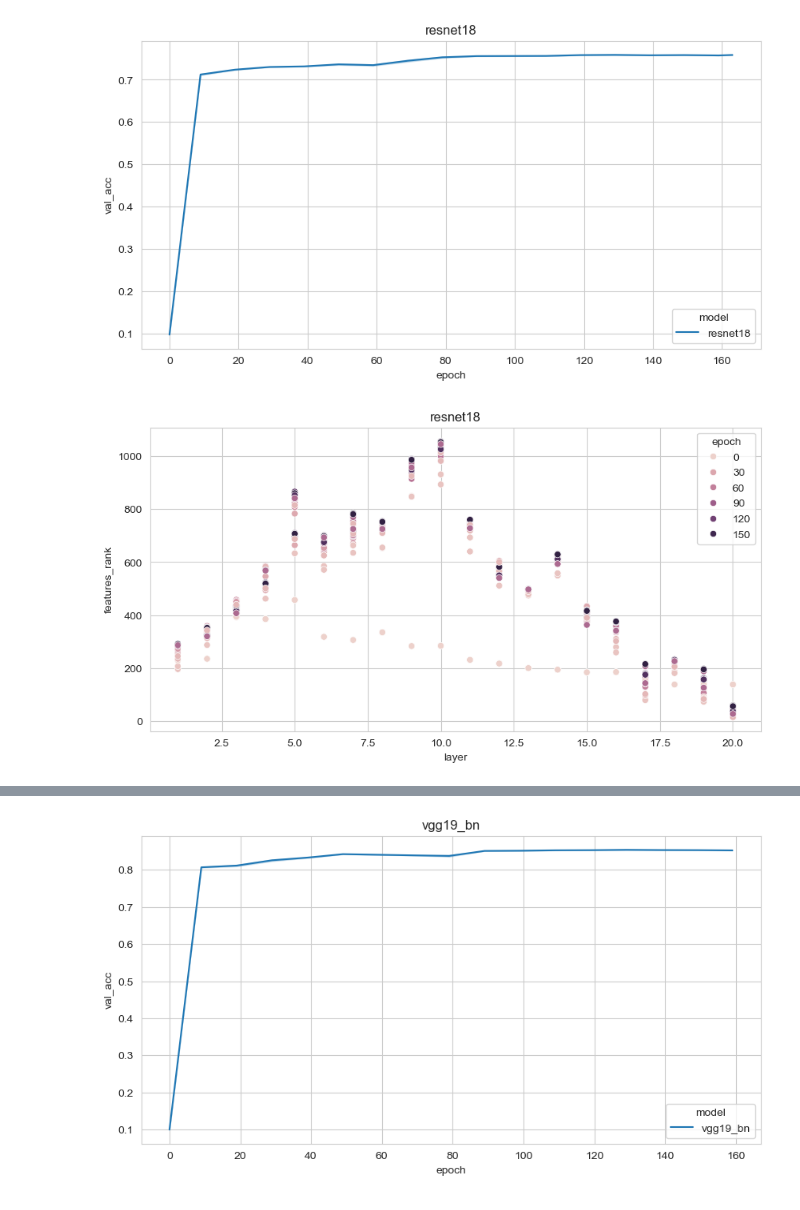
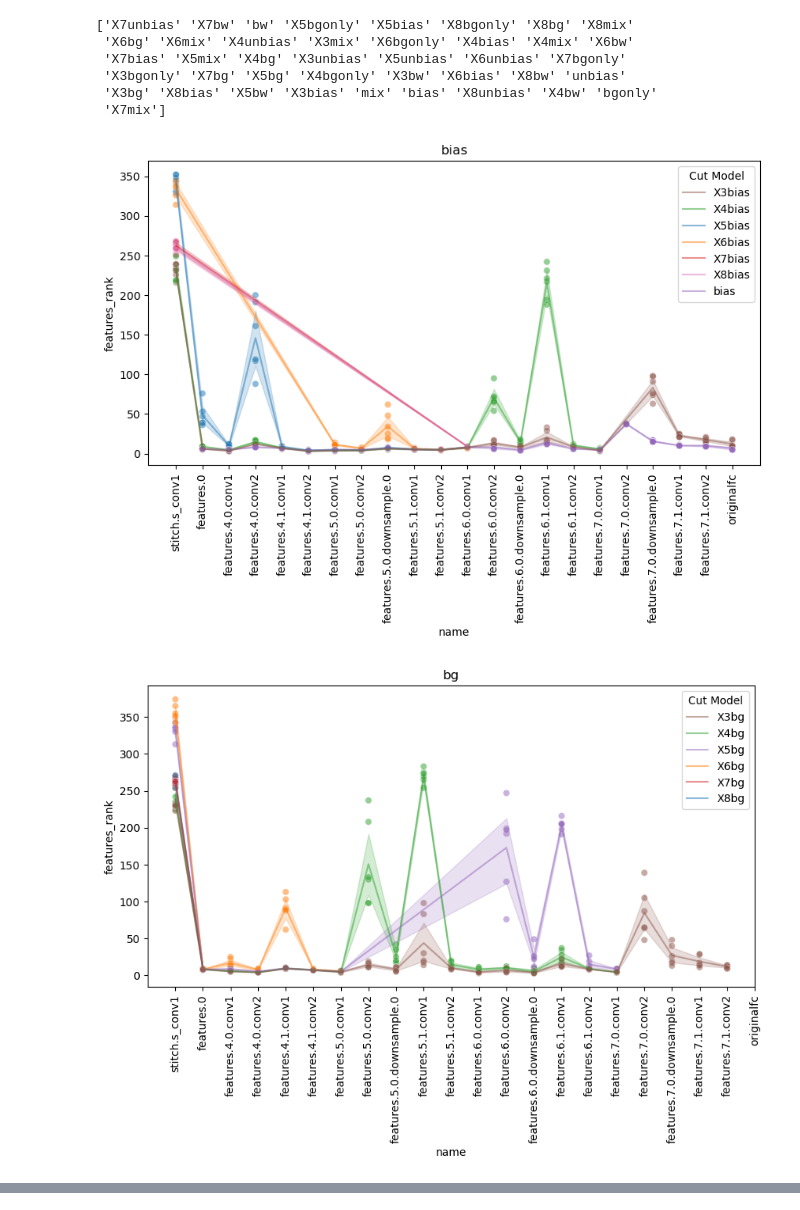
Before and after one commit to DHLSmith/jons-tunnel-effect, a Jupyter notebook: rank.ipynb, the cells around one changed output, grey strips where cells are left out. Cells and saved outputs as stored; diff of their text form; code cells hidden in the pictures.

Commit message:
ranking code now plots, but not convinced its right

```diff
--- a/rank.ipynb
+++ b/rank.ipynb
@@ -4,7 +4,7 @@ import pandas as pd
 import os
 import glob
 
-csv_files = glob.glob(os.path.join("results/", "*.csv"))
+csv_files = glob.glob(os.path.join("../msc_similarity/exp1_ms_with_random_dataset/results_rank/", "*.csv"))
 
 dfs = []
 for f in csv_files:
@@ -17,19 +17,51 @@ for f in csv_files:
         continue
 
 df = pd.concat(dfs, ignore_index=True)
+# %%
+#matchpatt = "X5bw"
+print(df['model'].unique())
+#print(df[ df['model'].str.contains(matchpatt) ]['model'].unique())
+#print(df[ df['model'].str.contains(matchpatt) ]['dataset'])
+#print(df[ df['model'].str.contains(matchpatt) ])
+#print(df)
+# %% [output]
+['X7unbias' 'X7bw' 'bw' 'X5bgonly' 'X5bias' 'X8bgonly' 'X8bg' 'X8mix'
+ 'X6bg' 'X6mix' 'X4unbias' 'X3mix' 'X6bgonly' 'X4bias' 'X4mix' 'X6bw'
+ 'X7bias' 'X5mix' 'X4bg' 'X3unbias' 'X5unbias' 'X6unbias' 'X7bgonly'
+ 'X3bgonly' 'X7bg' 'X5bg' 'X4bgonly' 'X3bw' 'X6bias' 'X8bw' 'unbias'
+ 'X3bg' 'X8bias' 'X5bw' 'X3bias' 'mix' 'bias' 'X8unbias' 'X4bw' 'bgonly'
+ 'X7mix']
 # %%
 import seaborn as sns
 import matplotlib.pyplot as plt
+import numpy as np
 # , 'mlp6', 'mlp8', 'mlp10', 'mlp12'
-for model in ['resnet18', 'resnet34', 'vgg19', 'vgg19_bn']:
-    df2 = df[(df['model']==model) & (df['lr']==0.01) & (df['dataset']=='cifar10')]
-    plt.figure(figsize = (10,5))
-    plt.title(model)
-    sns.lineplot(x="epoch", y="val_acc", hue="model", data=df2)
+#order = ['conv1', 'layer1.0.conv1', 'layer1.0.conv2', 'layer1.1.conv1', 'layer1.1.conv2', 'layer2.0.conv1', 'layer2.0.conv2', 'layer2.0.downsample.0', 'layer2.1.conv1', 'layer2.1.conv2', 'layer3.0.conv1', 'layer3.0.conv2', 'layer3.0.downsample.0', 'layer3.1.conv1', 'layer3.1.conv2', 'layer4.0.conv1', 'layer4.0.conv2', 'layer4.0.downsample.0', 'layer4.1.conv1', 'layer4.1.conv2', 'fc']
+
+order = ['stitch.s_conv1', 'features.0', 'features.4.0.conv1', 'features.4.0.conv2', 'features.4.1.conv1', 'features.4.1.conv2', 'features.5.0.conv1', 'features.5.0.conv2', 'features.5.0.downsample.0', 'features.5.1.conv1', 'features.5.1.conv2', 'features.6.0.conv1', 'features.6.0.conv2', 'features.6.0.downsample.0', 'features.6.1.conv1', 'features.6.1.conv2', 'features.7.0.conv1', 'features.7.0.conv2', 'features.7.0.downsample.0', 'features.7.1.conv1', 'features.7.1.conv2', 'originalfc']
+
+graphs = {'bias': '(?<!un)bias', 'bg': 'bg$', 'unbias': 'unbias','mix': 'mix','bw': 'bw','bgonly': 'bgonly'}
+for k, v in graphs.items(): # ['(?<!un)bias', 'bg$', 'unbias', 'mix', 'bw', 'bgonly']:
+    # df2 = df[(df['model']==model) & (df['lr']==0.01) & (df['dataset']=='cifar10')]
+    matchpattern = v
+    df2 = df[(df['model'].str.contains(matchpattern)) ]
+    #print(df2)
+    #plt.figure(figsize = (10,5))
+    #plt.title(model)
+    #sns.lineplot(x="epoch", y="val_acc", hue="model", data=df2)
 
     plt.figure(figsize = (10,5))
-    plt.title(model)
-    sns.scatterplot(x="layer", y="features_rank", hue='epoch', data=df2)
+    plt.title(k)
+    #sns.scatterplot(x="layer", y="features_rank", hue='epoch', data=df2)
+    sns.scatterplot(x="name", y="features_rank", hue="model", data=df2, alpha=0.5, legend=False)
+    line_plot = sns.lineplot(x="name", y="features_rank", hue="model", data=df2, alpha=0.5)
+    plt.xticks(np.arange(len(order)), order)
+    plt.xticks(rotation=90)
+    handles, labels = line_plot.get_legend_handles_labels()
+    sorted_labels_handles = sorted(zip(labels, handles))
+    labels, handles = zip(*sorted_labels_handles)
+    plt.legend(handles, labels, title='Cut Model', loc='upper right')
+    plt.savefig(f"./results/{k}_rank.png")
 # %% [output]
-[figure, old version]
+[figure, new version]
-[figure, old version]
+[figure, new version]
@@ -40 +71,0 @@ for model in ['resnet18', 'resnet34', 'vgg19', 'vgg19_bn']:
-[figure, removed]
```
Also changed, not shown: parts of 5 cells of this notebook, 1 other file.
